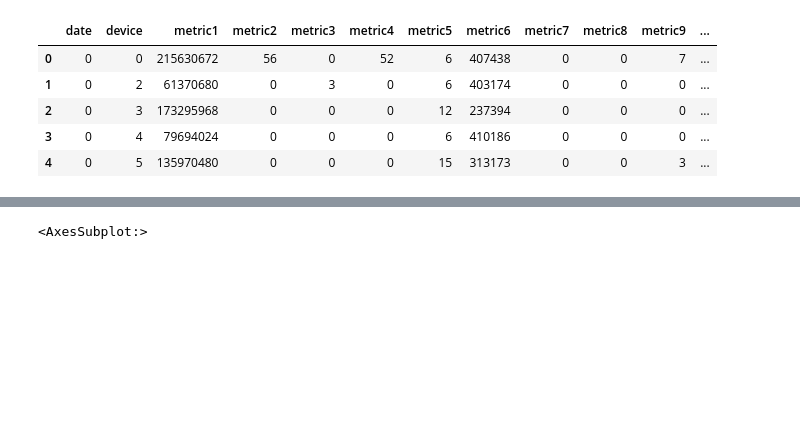
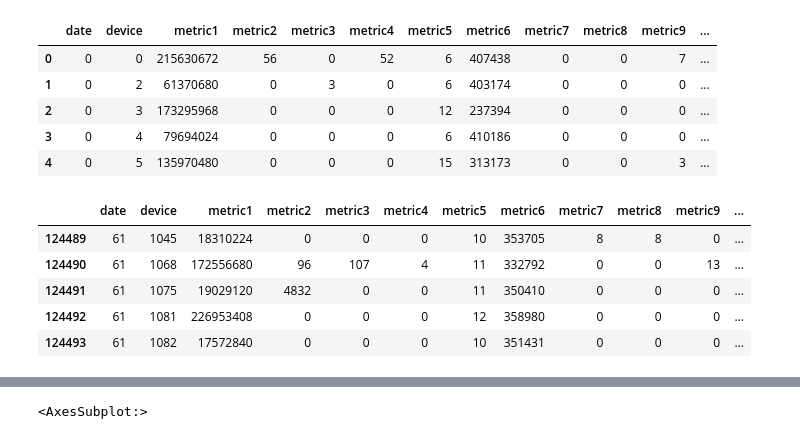
Before and after one commit to Manickam-CS/AIML, a Jupyter notebook: CapstoneProject/Capstone_Predictive_Maintenance_Model.ipynb, the cells around one changed output, grey strips where cells are left out. Saved outputs shown, nothing was run; the diff lists cells and outputs as text; code cells hidden in the pictures; blank space fills up the shorter version.

```diff
--- a/CapstoneProject/Capstone_Predictive_Maintenance_Model.ipynb
+++ b/CapstoneProject/Capstone_Predictive_Maintenance_Model.ipynb
@@ -154,6 +161,15 @@ mydata.head()
 | 2 | 0 | 3 | 173295968 | 0 | 0 | 0 | 12 | 237394 | 0 | 0 | 0 | ... |
 | 3 | 0 | 4 | 79694024 | 0 | 0 | 0 | 6 | 410186 | 0 | 0 | 0 | ... |
 | 4 | 0 | 5 | 135970480 | 0 | 0 | 0 | 15 | 313173 | 0 | 0 | 3 | ... |
+# %%
+mydata.tail()
+# %% [output]
+|  | date | device | metric1 | metric2 | metric3 | metric4 | metric5 | metric6 | metric7 | metric8 | metric9 | ... |
+| 124489 | 61 | 1045 | 18310224 | 0 | 0 | 0 | 10 | 353705 | 8 | 8 | 0 | ... |
+| 124490 | 61 | 1068 | 172556680 | 96 | 107 | 4 | 11 | 332792 | 0 | 0 | 13 | ... |
+| 124491 | 61 | 1075 | 19029120 | 4832 | 0 | 0 | 11 | 350410 | 0 | 0 | 0 | ... |
+| 124492 | 61 | 1081 | 226953408 | 0 | 0 | 0 | 12 | 358980 | 0 | 0 | 0 | ... |
+| 124493 | 61 | 1082 | 17572840 | 0 | 0 | 0 | 10 | 351431 | 0 | 0 | 0 | ... |
 # %%
 mydata.describe().apply(lambda s: s.apply('{0:.5f}'.format)).transpose()
 # %% [output]
```
Also changed, not shown: parts of 4 cells of this notebook.
